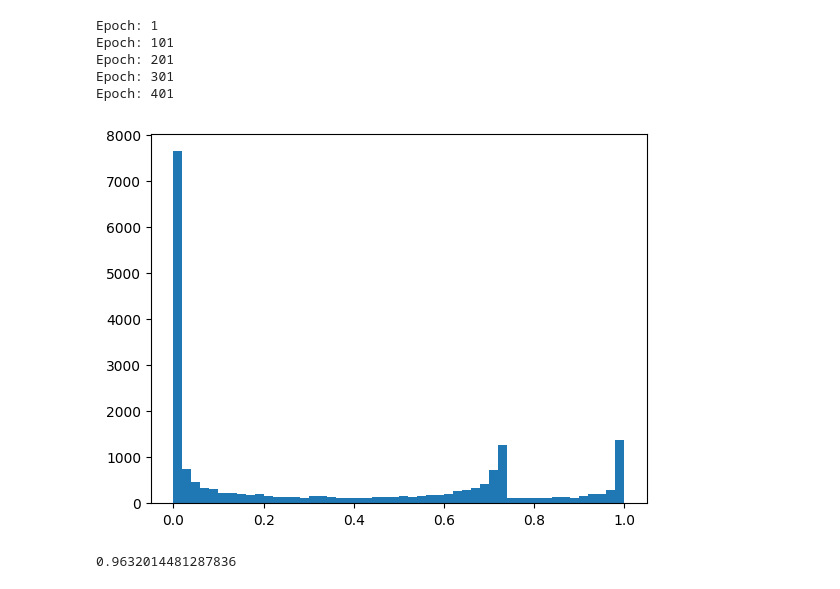
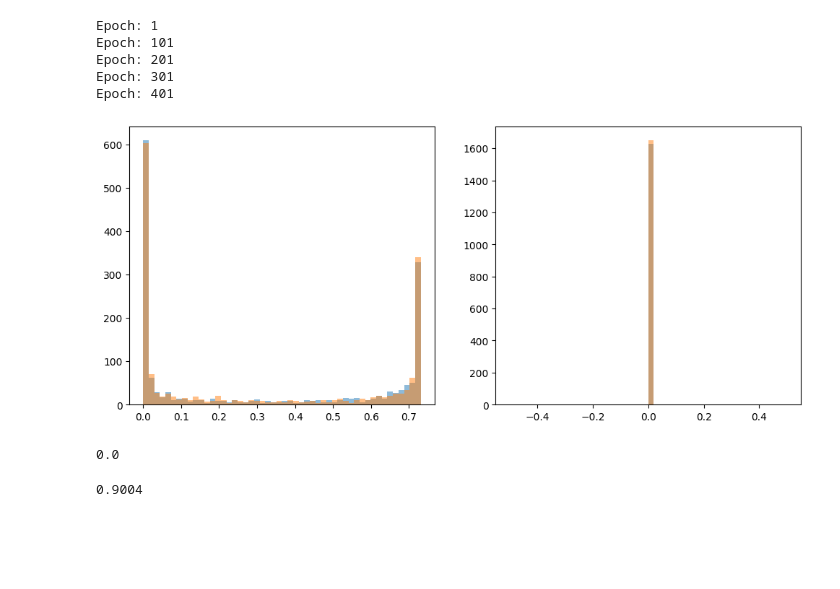
Before and after one commit to Q-shick/ecommerce_price_sensitivity, a Jupyter notebook: conversion-sensitivity-model.ipynb, the cells around one changed output. Cells and saved outputs as stored; diff of their text form; code cells hidden in the pictures; blank space fills up the shorter version.

Commit message:
Kaggle Notebook | conversion_sensitivity_model | Calculate price response parameters

```diff
--- a/conversion-sensitivity-model.ipynb
+++ b/conversion-sensitivity-model.ipynb
@@ -72,7 +156,7 @@ class SensitivityParam(nn.Module):
         x = self.relu_activation(x)
         x = self.output_layer(x)
         x = self.relu_activation(x)
-        return torch.exp(x) - 1
+        return x
 
 
 class WinRateNetwork(nn.Module):
@@ -82,7 +166,15 @@ class WinRateNetwork(nn.Module):
         self.bias = BiasParam()
         self.sensitivity = SensitivityParam()
 
-    def forward(self, features, price):
+    def forward(self, features, price, train=False):
         mul_term = torch.mul(self.sensitivity(features), price)
         add_term = torch.add(self.bias(features), mul_term)
-        return self.max_win_rate(features) / (1 + torch.exp(add_term))
+        win_rate = self.max_win_rate(features) / (1 + torch.exp(add_term))
+        if train:
+            return win_rate
+        return (
+            win_rate,
+            self.max_win_rate(features),
+            self.bias(features),
+            self.sensitivity(features),
+        )
@@ -148,11 +210,48 @@ Epoch: 101
 Epoch: 201
 Epoch: 301
 Epoch: 401
-# %%
-pred = model(X_train, price_train).detach().numpy()
-plt.hist(pred, bins=50)
-plt.show()
-roc_auc_score(y_train, pred)
-# %% [output]
-[figure, removed]
-0.9632014481287836
+# %%
+win_rate_test, max_win_rate_test, bias_test, sensitivity_test = model(features_test_tensor, price_test_tensor)
+
+pred_win_rate_test = win_rate_test.detach().numpy()
+pred_max_win_rate_test = max_win_rate_test.detach().numpy()
+pred_bias_test = bias_test.detach().numpy()
+pred_sensitivity_test = sensitivity_test.detach().numpy()
+
+pred_goods_test = pd.concat(
+    [
+        goods_type[goods_type.index.isin(X_test.index)].reset_index(),
+        pd.Series(pred_win_rate_test.ravel(), name="predicted_win_rate"),
+        pd.Series(pred_sensitivity_test.ravel(), name="predicted_sensitivity"),
+    ],
+    axis=1,
+)
+
+fig, ax = plt.subplots(1,2,figsize=(12,5))
+ax[0].hist(
+    pred_goods_test.loc[pred_goods_test["goods"] == "type_food", "predicted_win_rate"],
+    bins=50, alpha=0.5, label="Food"
+)
+ax[0].hist(
+    pred_goods_test.loc[pred_goods_test["goods"] == "type_eletronics", "predicted_win_rate"],
+    bins=50, alpha=0.5, label="Electronics"
+)
+ax[1].hist(
+    pred_goods_test.loc[pred_goods_test["goods"] == "type_food", "predicted_sensitivity"],
+    bins=50, alpha=0.5, label="Food"
+)
+ax[1].hist(
+    pred_goods_test.loc[pred_goods_test["goods"] == "type_eletronics", "predicted_sensitivity"],
+    bins=50, alpha=0.5, label="Electronics"
+)
+plt.show()
+# %% [output]
+[figure, added]
+# %%
+pred_sensitivity_test.mean()
+# %% [output]
+0.0
+# %%
+((pred_win_rate_test > 0.5).astype(int).ravel() == y_test.values).mean()
+# %% [output]
+0.9004
```
Also changed, not shown: parts of 8 cells of this notebook.
